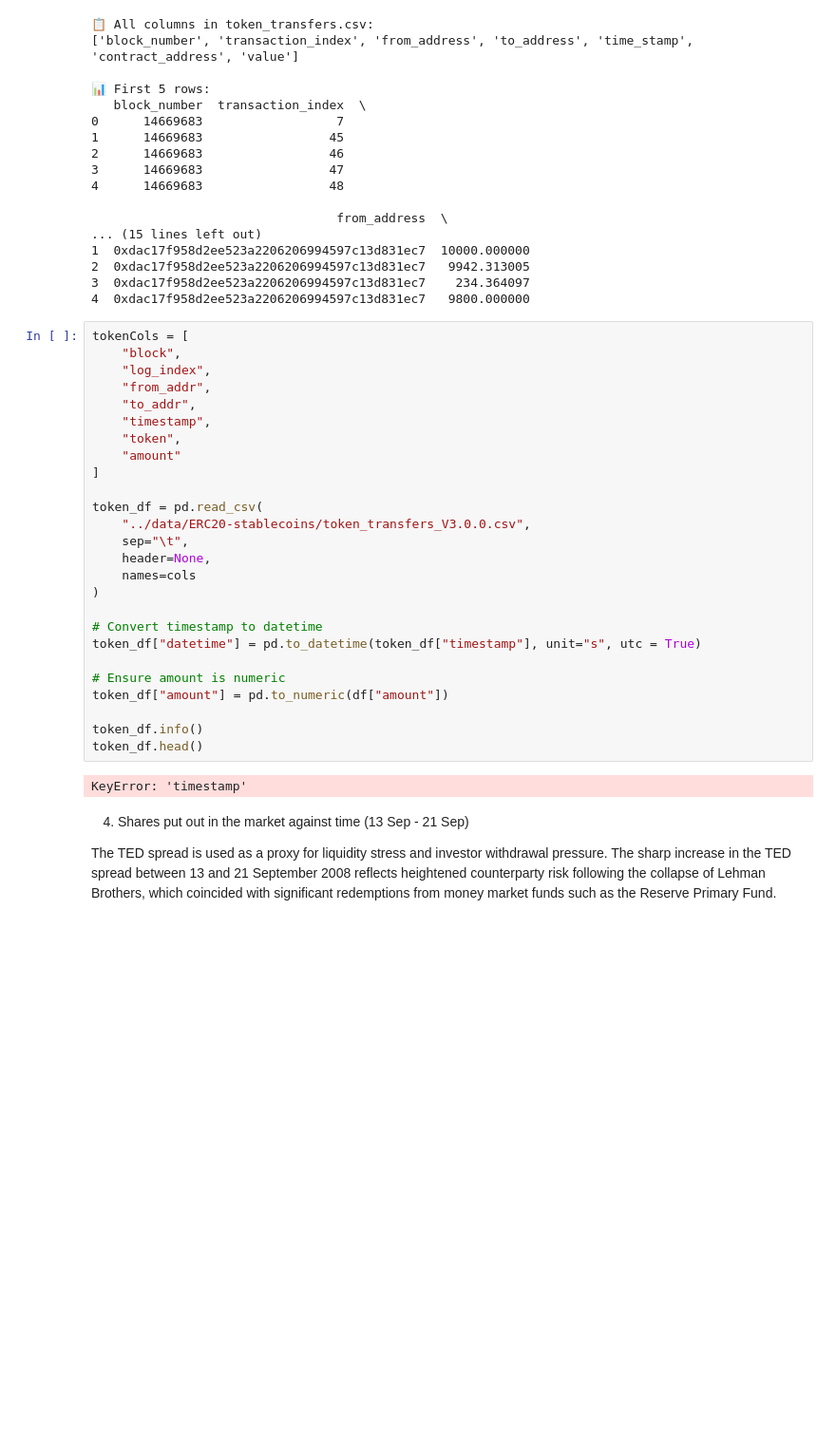
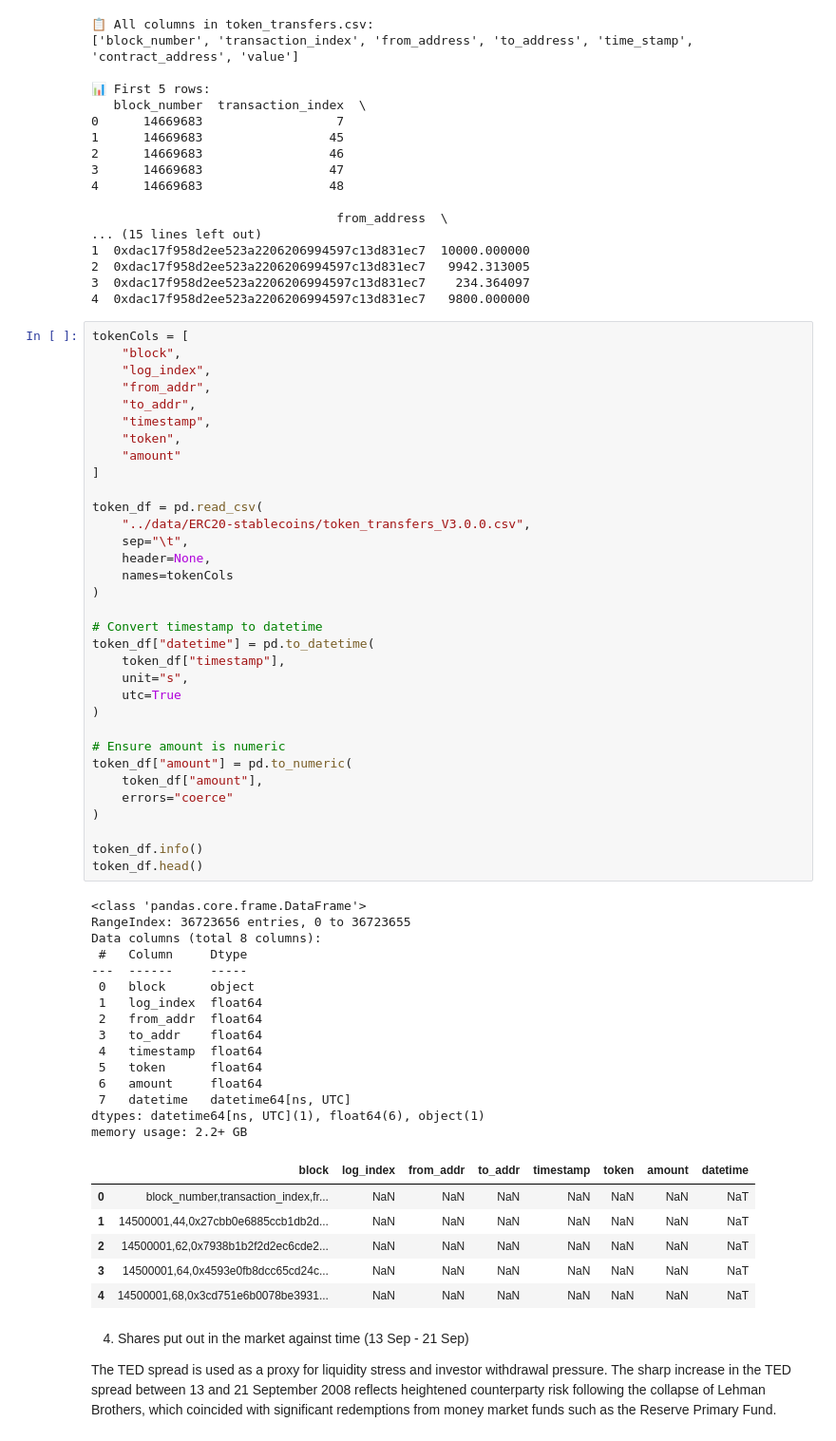
Before and after one commit to Dangomimikyu/ghostbusters, a Jupyter notebook: src/DataParse.ipynb, the cells around one changed output. Shown at 95% size. Drawn from its saved outputs; the diff is of its cells as text; blank space fills up the shorter version.

Commit message:
Updated timestamp col

```diff
--- a/src/DataParse.ipynb
+++ b/src/DataParse.ipynb
@@ -177,31 +177,58 @@ with open("../data/ERC20-stablecoins/token_transfers.csv") as f:
 # %%
 tokenCols = [
     "block",
     "log_index",
     "from_addr",
     "to_addr",
     "timestamp",
     "token",
     "amount"
 ]
 
 token_df = pd.read_csv(
     "../data/ERC20-stablecoins/token_transfers_V3.0.0.csv",
     sep="\t",
     header=None,
-    names=cols
+    names=tokenCols
 )
 
 # Convert timestamp to datetime
-token_df["datetime"] = pd.to_datetime(token_df["timestamp"], unit="s", utc = True)
+token_df["datetime"] = pd.to_datetime(
+    token_df["timestamp"],
+    unit="s",
+    utc=True
+)
 
 # Ensure amount is numeric
-token_df["amount"] = pd.to_numeric(df["amount"])
+token_df["amount"] = pd.to_numeric(
+    token_df["amount"],
+    errors="coerce"
+)
 
 token_df.info()
 token_df.head()
 # %% [output]
-KeyError: 'timestamp'
+<class 'pandas.core.frame.DataFrame'>
+RangeIndex: 36723656 entries, 0 to 36723655
+Data columns (total 8 columns):
+ #   Column     Dtype
+---  ------     -----
+ 0   block      object
+ 1   log_index  float64
+ 2   from_addr  float64
+ 3   to_addr    float64
+ 4   timestamp  float64
+ 5   token      float64
+ 6   amount     float64
+ 7   datetime   datetime64[ns, UTC]
+dtypes: datetime64[ns, UTC](1), float64(6), object(1)
+memory usage: 2.2+ GB
+|  | block | log_index | from_addr | to_addr | timestamp | token | amount | datetime |
+| 0 | block_number,transaction_index,fr... | NaN | NaN | NaN | NaN | NaN | NaN | NaT |
+| 1 | 14500001,44,0x27cbb0e6885ccb1db2d... | NaN | NaN | NaN | NaN | NaN | NaN | NaT |
+| 2 | 14500001,62,0x7938b1b2f2d2ec6cde2... | NaN | NaN | NaN | NaN | NaN | NaN | NaT |
+| 3 | 14500001,64,0x4593e0fb8dcc65cd24c... | NaN | NaN | NaN | NaN | NaN | NaN | NaT |
+| 4 | 14500001,68,0x3cd751e6b0078be3931... | NaN | NaN | NaN | NaN | NaN | NaN | NaT |
 # %% [markdown]
 4. Shares put out in the market against time (13 Sep - 21 Sep)
 
```
Also changed, not shown: parts of 2 cells of this notebook.
